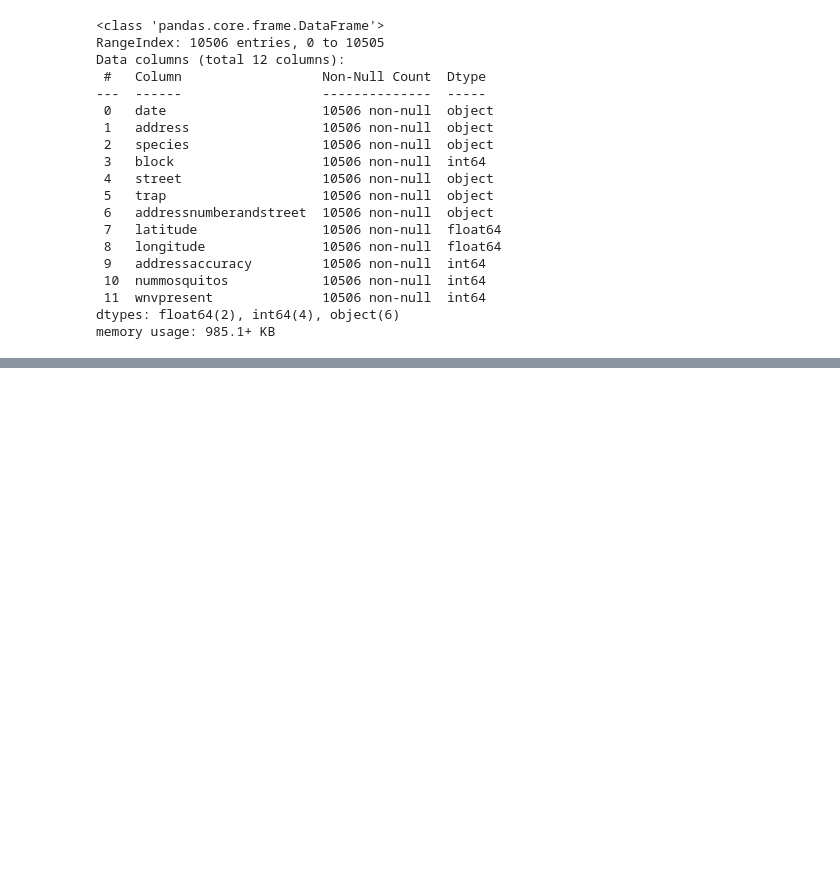
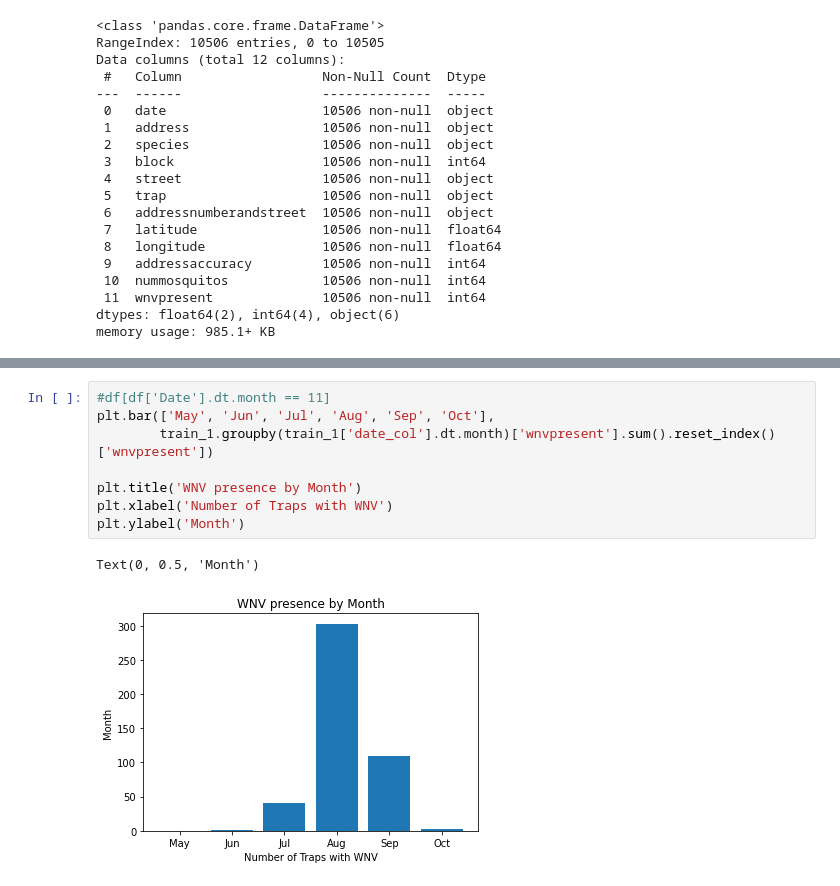
Before and after one commit to msamhz/GA-Project_4, a Jupyter notebook: code/test_data.ipynb, the cells around one changed output, grey strips where cells are left out. Drawn from its saved outputs; the diff is of its cells as text; blank space fills up the shorter version.

```diff
--- a/code/test_data.ipynb
+++ b/code/test_data.ipynb
@@ -280,0 +234,11 @@ test['Date'].agg(['min', 'max']) # date range
+# %%
+#df[df['Date'].dt.month == 11]
+plt.bar(['May', 'Jun', 'Jul', 'Aug', 'Sep', 'Oct'],
+        train_1.groupby(train_1['date_col'].dt.month)['wnvpresent'].sum().reset_index()['wnvpresent'])
+
+plt.title('WNV presence by Month')
+plt.xlabel('Number of Traps with WNV')
+plt.ylabel('Month')
+# %% [output]
+Text(0, 0.5, 'Month')
+[figure, added]
```
Also changed, not shown: parts of 60 cells of this notebook.
